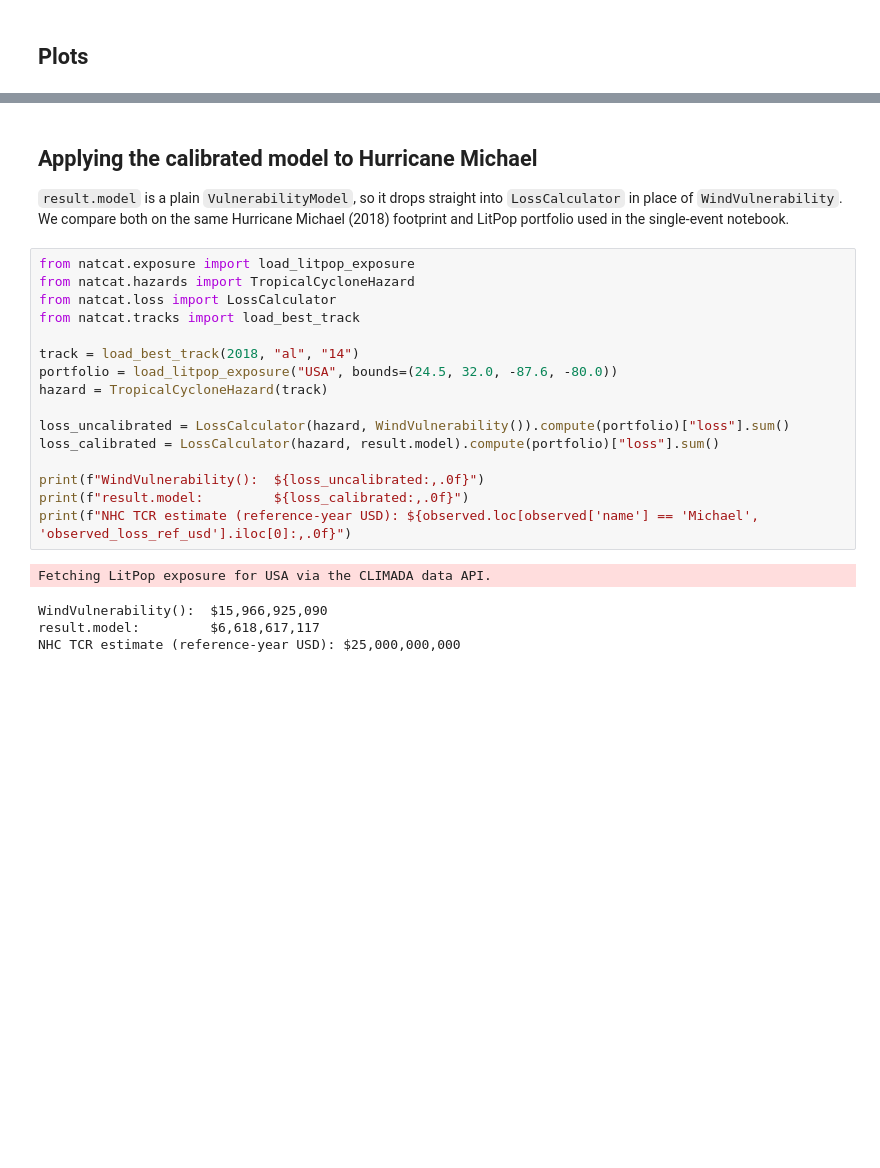
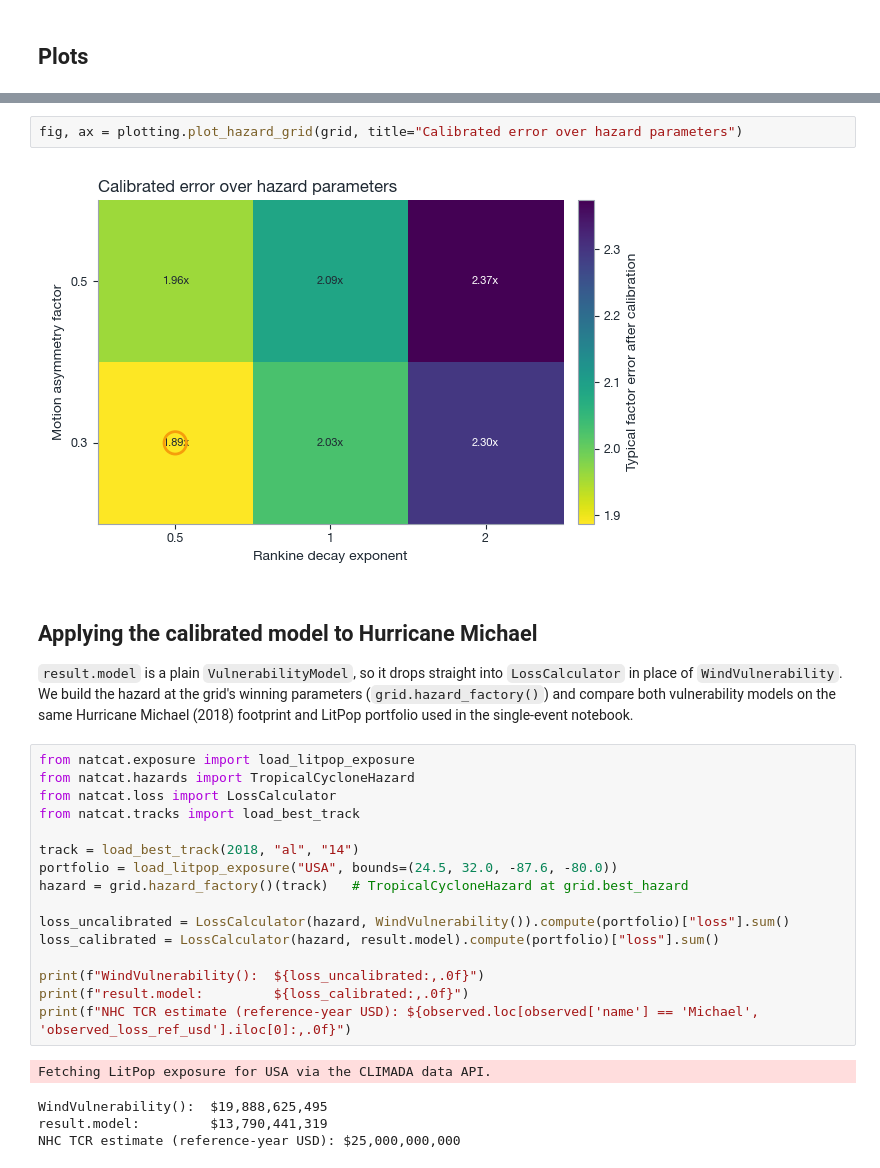
Before and after one commit to christianwirths/NatCat, a Jupyter notebook: notebooks/04_calibration.ipynb, the cells around one changed output, grey strips where cells are left out. Drawn from its saved outputs; the diff is of its cells as text; blank space fills up the shorter version.

```diff
--- a/notebooks/04_calibration.ipynb
+++ b/notebooks/04_calibration.ipynb
@@ -178,10 +226,15 @@ fig, ax = plotting.plot_value_dependent_curves(
+# %%
+fig, ax = plotting.plot_hazard_grid(grid, title="Calibrated error over hazard parameters")
+# %% [output]
+[figure, added]
 # %% [markdown]
 ## Applying the calibrated model to Hurricane Michael
 
 `result.model` is a plain `VulnerabilityModel`, so it drops straight into
-`LossCalculator` in place of `WindVulnerability`. We compare both on the same
-Hurricane Michael (2018) footprint and LitPop portfolio used in the single-event
-notebook.
+`LossCalculator` in place of `WindVulnerability`. We build the hazard at the grid's
+winning parameters (`grid.hazard_factory()`) and compare both vulnerability models on
+the same Hurricane Michael (2018) footprint and LitPop portfolio used in the
+single-event notebook.
 # %%
 from natcat.exposure import load_litpop_exposure
 from natcat.hazards import TropicalCycloneHazard
@@ -190,7 +243,7 @@ from natcat.tracks import load_best_track
 
 track = load_best_track(2018, "al", "14")
 portfolio = load_litpop_exposure("USA", bounds=(24.5, 32.0, -87.6, -80.0))
-hazard = TropicalCycloneHazard(track)
+hazard = grid.hazard_factory()(track)   # TropicalCycloneHazard at grid.best_hazard
 
 loss_uncalibrated = LossCalculator(hazard, WindVulnerability()).compute(portfolio)["loss"].sum()
 loss_calibrated = LossCalculator(hazard, result.model).compute(portfolio)["loss"].sum()
@@ -200,6 +253,6 @@ print(f"result.model:         ${loss_calibrated:,.0f}")
 print(f"NHC TCR estimate (reference-year USD): ${observed.loc[observed['name'] == 'Michael', 'observed_loss_ref_usd'].iloc[0]:,.0f}")
 # %% [output]
 Fetching LitPop exposure for USA via the CLIMADA data API.
-WindVulnerability():  $15,966,925,090
-result.model:         $6,618,617,117
+WindVulnerability():  $19,888,625,495
+result.model:         $13,790,441,319
 NHC TCR estimate (reference-year USD): $25,000,000,000
```
Also changed, not shown: parts of 16 cells of this notebook, 42 other files.
